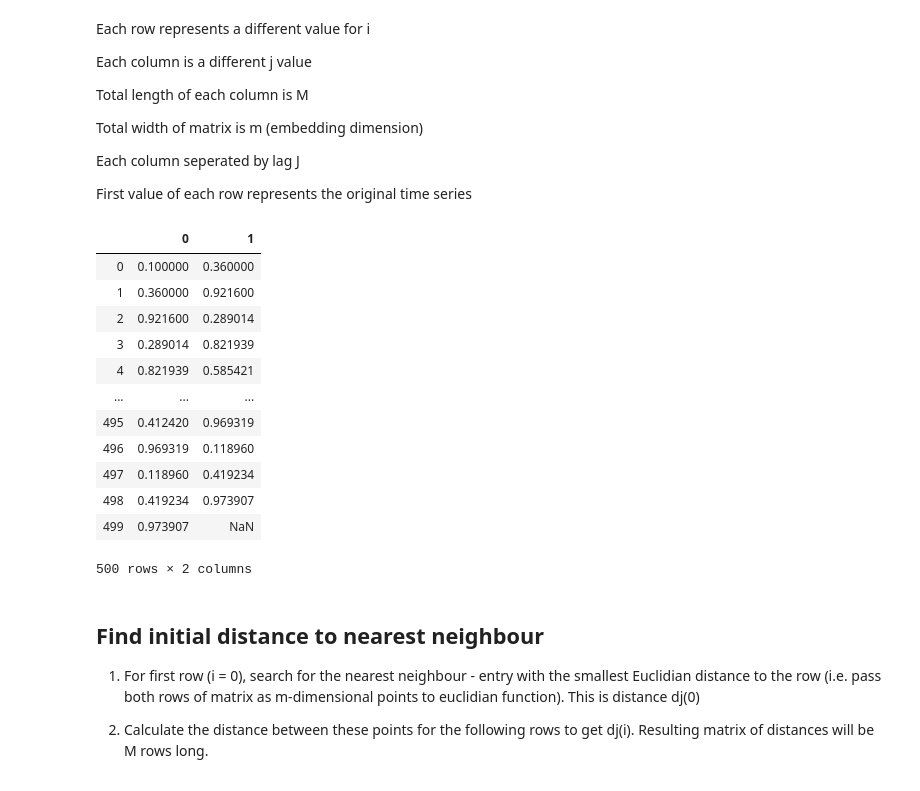
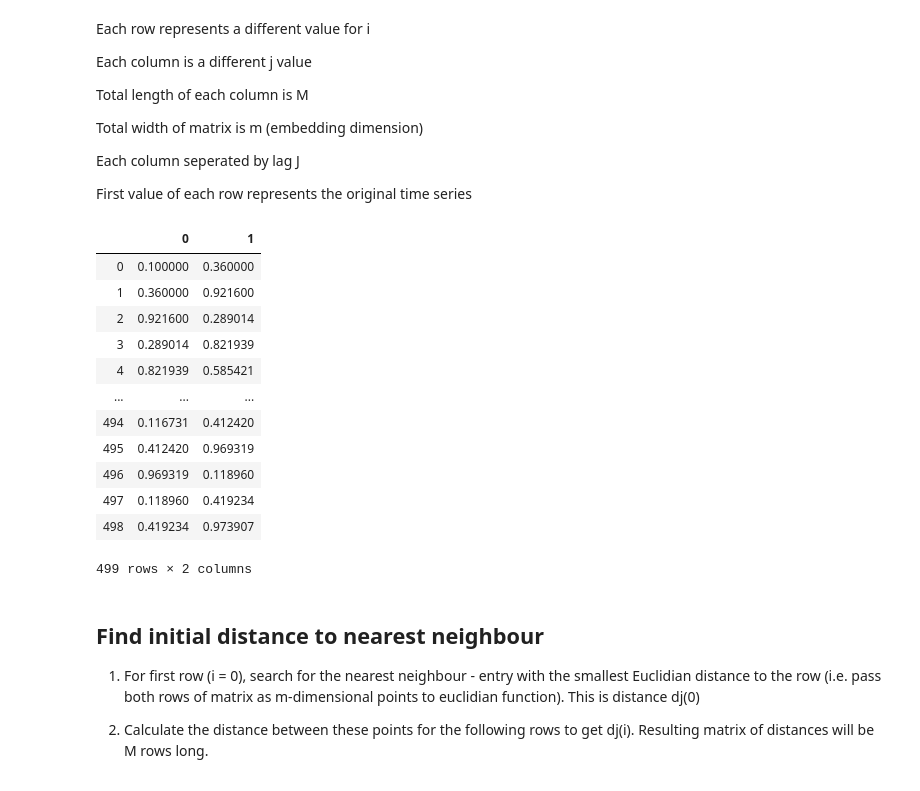
Before and after one commit to PtarmiganString/Final-year-project, a Jupyter notebook: Lyapunov proof of concept.ipynb, the cells around one changed output. Drawn from its saved outputs; the diff is of its cells as text; code cells hidden in the pictures.

```diff
--- a/Lyapunov proof of concept.ipynb
+++ b/Lyapunov proof of concept.ipynb
@@ -143,21 +132,22 @@ def gen_phase_space_matrix(timeseries, J, m):
     return matrix
 # %%
 test_matrix = gen_phase_space_matrix(logistic_data, J=1, m=2)
+test_matrix = test_matrix.dropna()
 test_matrix
 # %% [output]
 |  | 0 | 1 |
 | 0 | 0.100000 | 0.360000 |
 | 1 | 0.360000 | 0.921600 |
 | 2 | 0.921600 | 0.289014 |
 | 3 | 0.289014 | 0.821939 |
 | 4 | 0.821939 | 0.585421 |
 | ... | ... | ... |
+| 494 | 0.116731 | 0.412420 |
 | 495 | 0.412420 | 0.969319 |
 | 496 | 0.969319 | 0.118960 |
 | 497 | 0.118960 | 0.419234 |
 | 498 | 0.419234 | 0.973907 |
-| 499 | 0.973907 | NaN |
-500 rows × 2 columns
+499 rows × 2 columns
 # %% [markdown]
 ## Find initial distance to nearest neighbour
 
```
Also changed, not shown: parts of 9 cells of this notebook, 7 other files.
